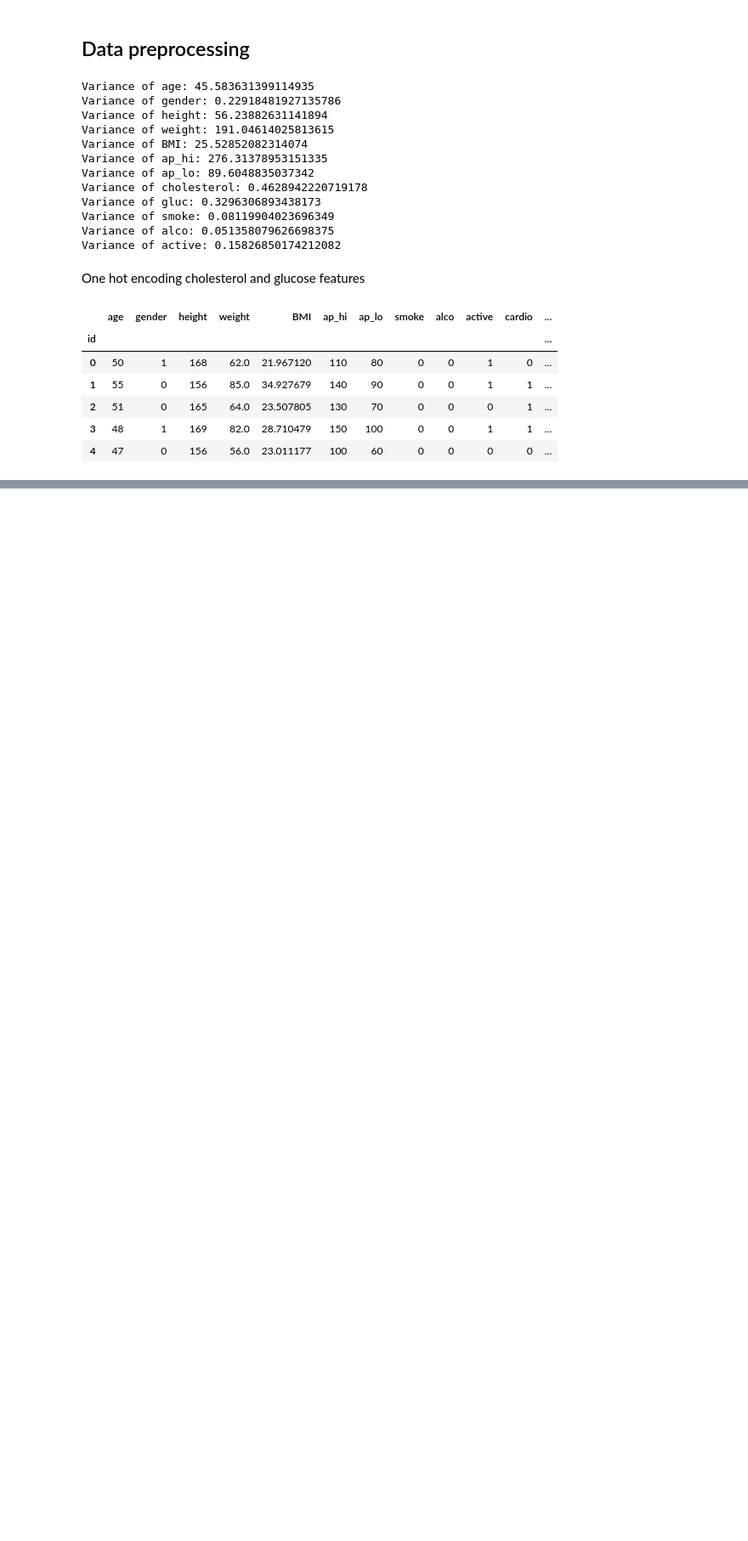
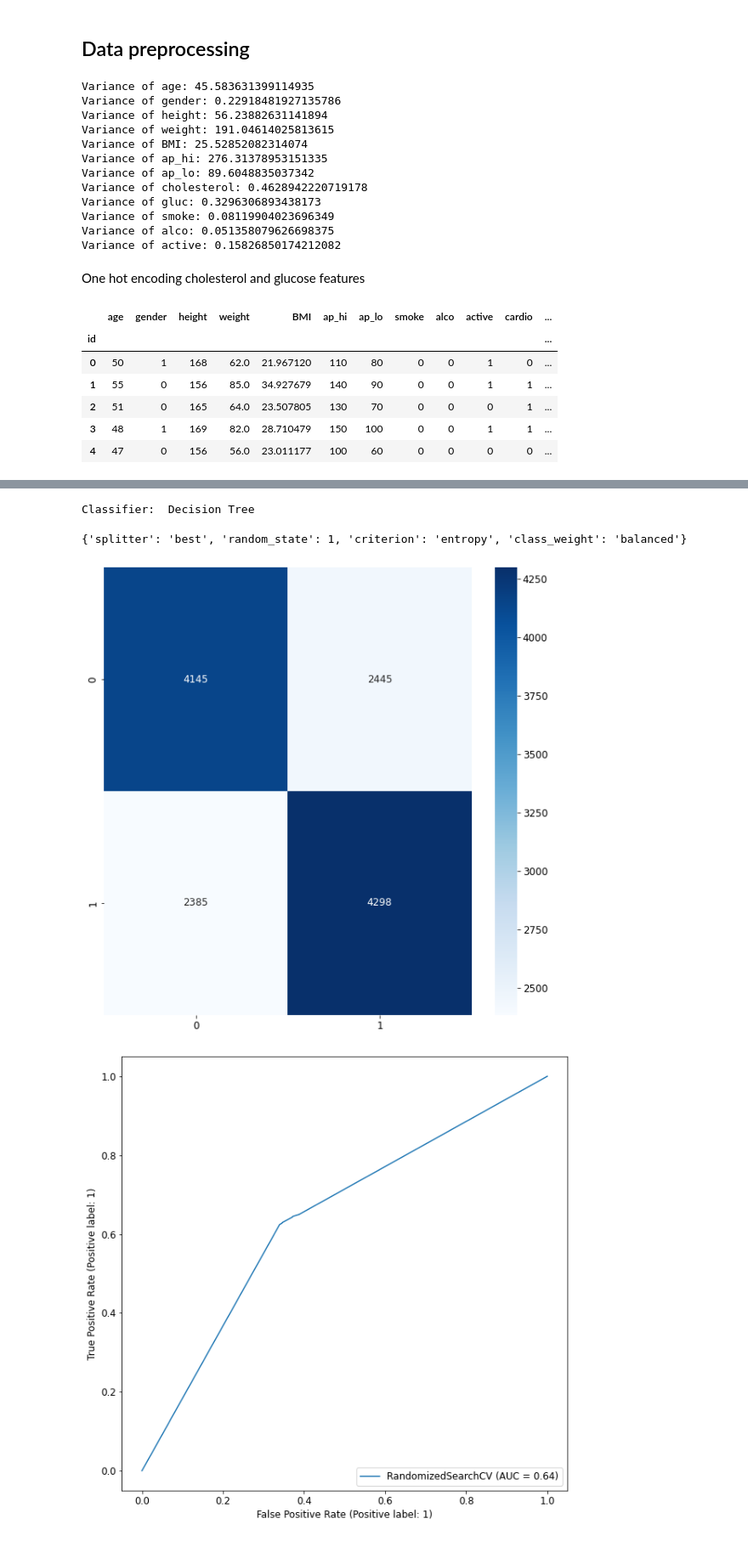
Before and after one commit to Giovo17/cardio-disease-analysis, a Jupyter notebook: cardio_disease_analysis.ipynb, the cells around one changed output, grey strips where cells are left out. Shown at 85% size. Cells and saved outputs as stored; diff of their text form; code cells hidden in the pictures; blank space fills up the shorter version.

```diff
--- a/cardio_disease_analysis.ipynb
+++ b/cardio_disease_analysis.ipynb
@@ -534,0 +650,10 @@ df_cleaned.head()
+# %%
+X_train, X_test, y_train, y_test = tt_split(df_cleaned)
+
+result_matrixes["Cleaned dataset"] = classification(classifiers, X_train, y_train, X_test, y_test)
+display(result_matrixes["Cleaned dataset"])
+# %% [output]
+Classifier:  Decision Tree
+{'splitter': 'best', 'random_state': 1, 'criterion': 'entropy', 'class_weight': 'balanced'}
+[figure, added]
+[figure, added]
```
Also changed, not shown: parts of 12 cells of this notebook.
